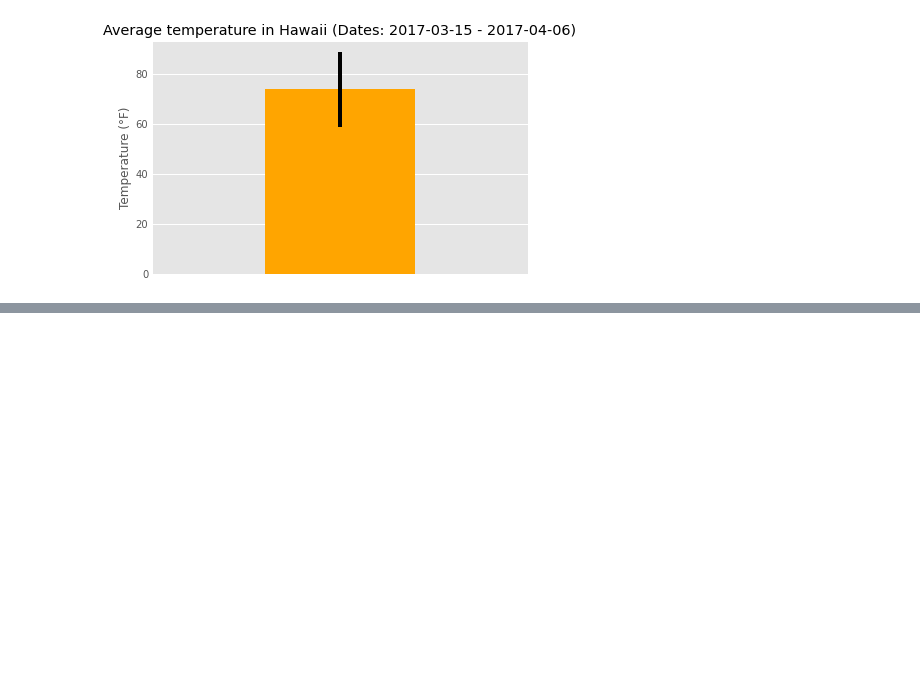
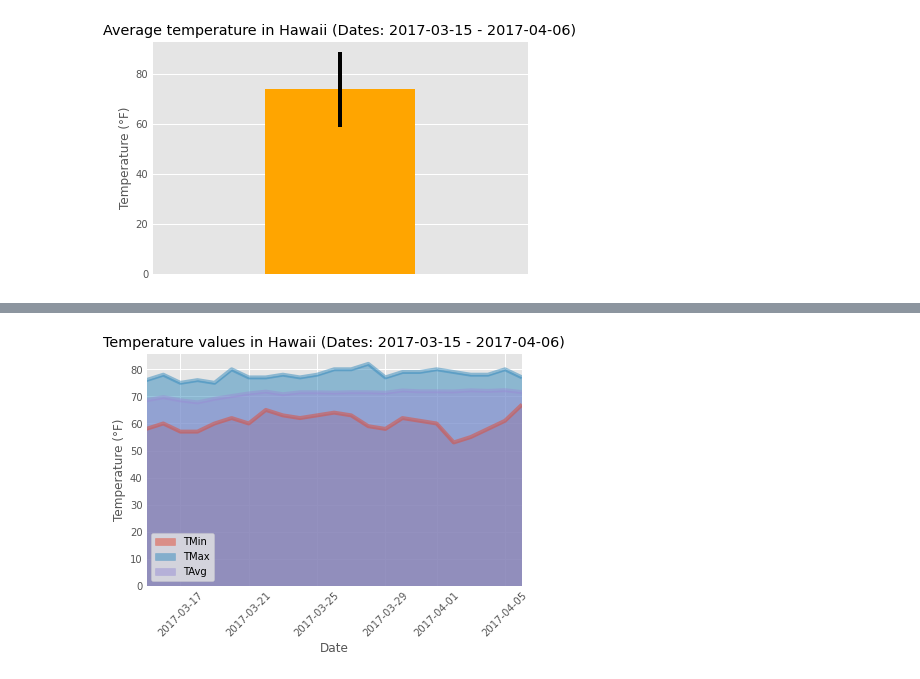
Before and after one commit to mariasierralizarazo/sqlalchemy-challenge, a Jupyter notebook: climate.ipynb, the cells around one changed output, grey strips where cells are left out. Cells and saved outputs as stored; diff of their text form; code cells hidden in the pictures; blank space fills up the shorter version.

```diff
--- a/climate.ipynb
+++ b/climate.ipynb
@@ -341,13 +344,27 @@ daily_normals("01-01")
 # %%
 # calculate the daily normals for your trip
 # push each tuple of calculations into a list called `normals`
+normals = list()
 
 # Set the start and end date of the trip
+trip_start = dt.datetime.strptime('2017-03-15','%Y-%m-%d').date()
+trip_end = dt.datetime.strptime('2017-04-06','%Y-%m-%d').date()
+days_trip = (trip_end-trip_start).days
 
 # Use the start and end date to create a range of dates
-
+trip_dates = [str(trip_end - dt.timedelta(days=x)) for x in range(days_trip+1)]
+dates_plot = [trip_end - dt.timedelta(days=x) for x in range(days_trip+1)]
 # Stip off the year and save a list of %m-%d strings
+trip_dates = [date.replace('2017-','') for date in trip_dates]
 
 # Loop through the list of %m-%d strings and calculate the normals for each date
+normals = [daily_normals(date)[0] for date in trip_dates]
+TMin, TAvg, TMax = zip(*normals)
 # %%
 # Load the previous query results into a Pandas DataFrame and add the `trip_dates` range as the `date` index
+normals_df = pd.DataFrame(index = dates_plot)
+normals_df["TMin"] = TMin
+normals_df["TMax"] = TMax
+normals_df["TAvg"] = TAvg
+normals_df = normals_df.sort_index()
+normals_df
@@ -355,0 +389,11 @@ daily_normals("01-01")
+# %%
+# Plot the daily normals as an area plot with `stacked=False`
+ax = normals_df.plot.area(stacked=False)
+ax.set_xbound(trip_start,trip_end)
+ax.set_title(f'Temperature values in Hawaii (Dates: {trip_start} - {trip_end})')
+ax.tick_params(axis='x', rotation=45)
+ax.set_ylabel('Temperature (°F)')
+ax.set_xlabel('Date')
+plt.savefig('figures/normals_values.png', bbox_inches='tight')
+# %% [output]
+[figure, added]
```
Also changed, not shown: parts of 4 cells of this notebook.
